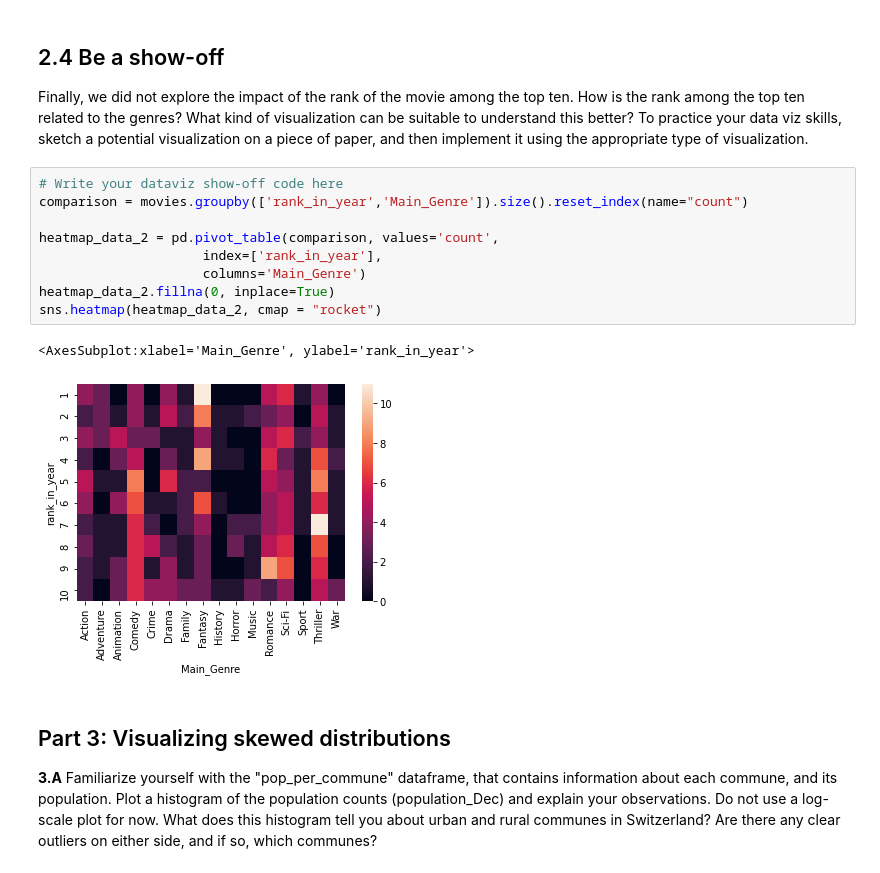
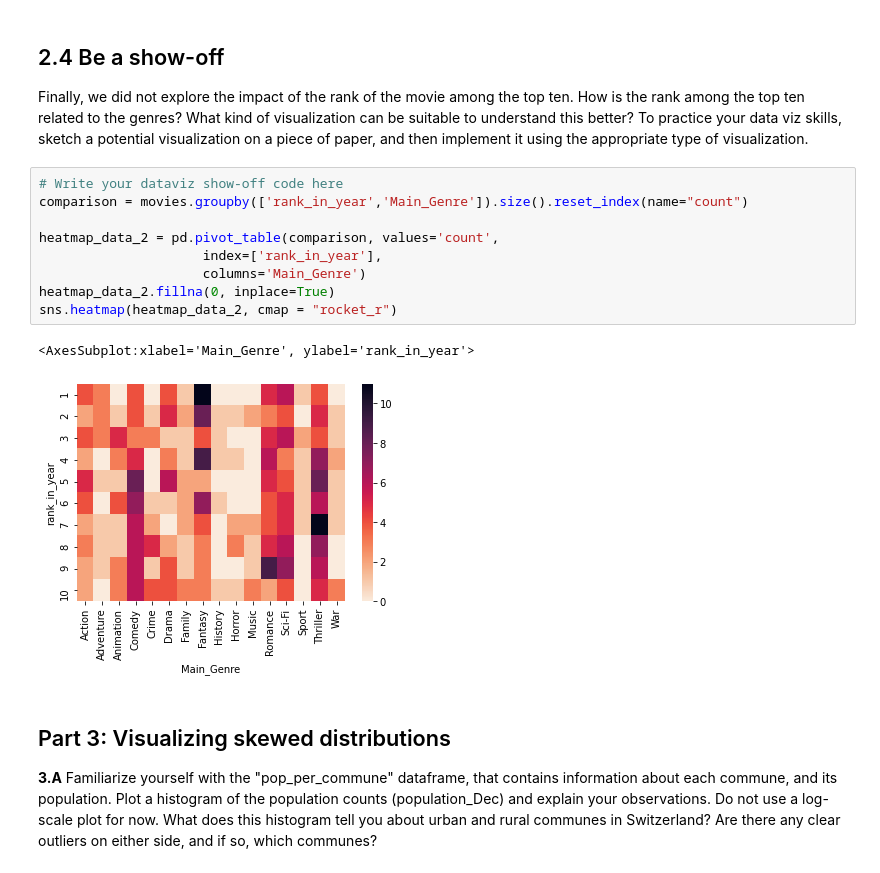
Before and after one commit to GonxheIdrizi/ADA_Course_2020, a Jupyter notebook: Tutorials/02 - Data viz and data from the web/Becoming a DataVizard exercise.ipynb, the cells around one changed output. Drawn from its saved outputs; the diff is of its cells as text.

```diff
--- a/Tutorials/02 - Data viz and data from the web/Becoming a DataVizard exercise.ipynb
+++ b/Tutorials/02 - Data viz and data from the web/Becoming a DataVizard exercise.ipynb
@@ -327,15 +347,15 @@ Finally, we did not explore the impact of the rank of the movie among the top te
 # %%
 # Write your dataviz show-off code here
 comparison = movies.groupby(['rank_in_year','Main_Genre']).size().reset_index(name="count")
 
 heatmap_data_2 = pd.pivot_table(comparison, values='count',
                      index=['rank_in_year'],
                      columns='Main_Genre')
 heatmap_data_2.fillna(0, inplace=True)
-sns.heatmap(heatmap_data_2, cmap = "rocket")
+sns.heatmap(heatmap_data_2, cmap = "rocket_r")
 # %% [output]
 <AxesSubplot:xlabel='Main_Genre', ylabel='rank_in_year'>
-[figure, old version]
+[figure, new version]
 # %% [markdown]
 ## Part 3: Visualizing skewed distributions
 
```
Also changed, not shown: parts of 12 cells of this notebook, 8 other files.
